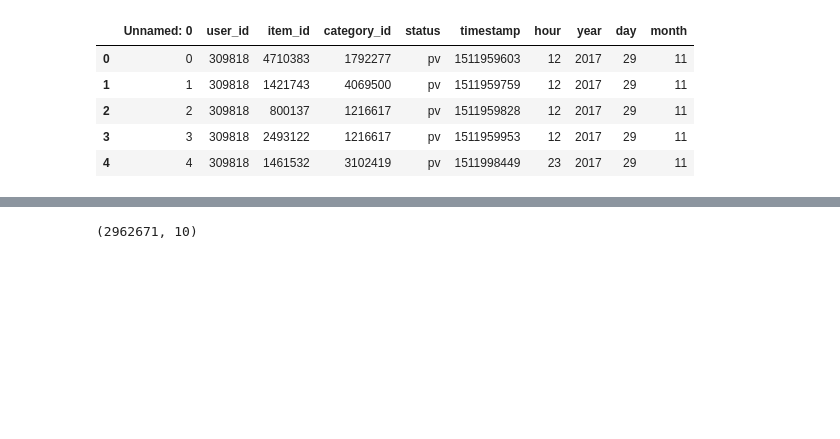
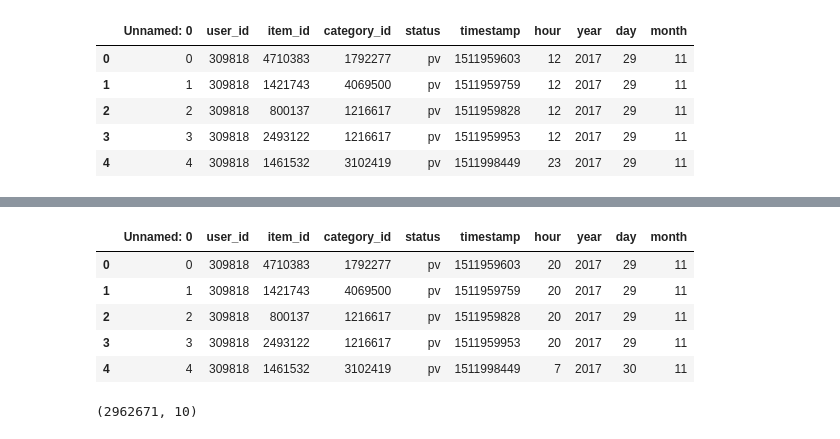
Before and after one commit to paxton615/Alibaba_UserBehavior_Analysis, a Jupyter notebook: drafts/Alibaba_User_Behavior_Analysis.ipynb, the cells around one changed output, grey strips where cells are left out. Saved outputs shown, nothing was run; the diff lists cells and outputs as text; code cells hidden in the pictures; blank space fills up the shorter version.

```diff
--- a/drafts/Alibaba_User_Behavior_Analysis.ipynb
+++ b/drafts/Alibaba_User_Behavior_Analysis.ipynb
@@ -125,3 +141,12 @@ users.head()
+# %%
+users.head()
+# %% [output]
+|  | Unnamed: 0 | user_id | item_id | category_id | status | timestamp | hour | year | day | month |
+| 0 | 0 | 309818 | 4710383 | 1792277 | pv | 1511959603 | 20 | 2017 | 29 | 11 |
+| 1 | 1 | 309818 | 1421743 | 4069500 | pv | 1511959759 | 20 | 2017 | 29 | 11 |
+| 2 | 2 | 309818 | 800137 | 1216617 | pv | 1511959828 | 20 | 2017 | 29 | 11 |
+| 3 | 3 | 309818 | 2493122 | 1216617 | pv | 1511959953 | 20 | 2017 | 29 | 11 |
+| 4 | 4 | 309818 | 1461532 | 3102419 | pv | 1511998449 | 7 | 2017 | 30 | 11 |
 # %%
 users.shape
 # %% [output]
```
Also changed, not shown: parts of 111 cells of this notebook.
